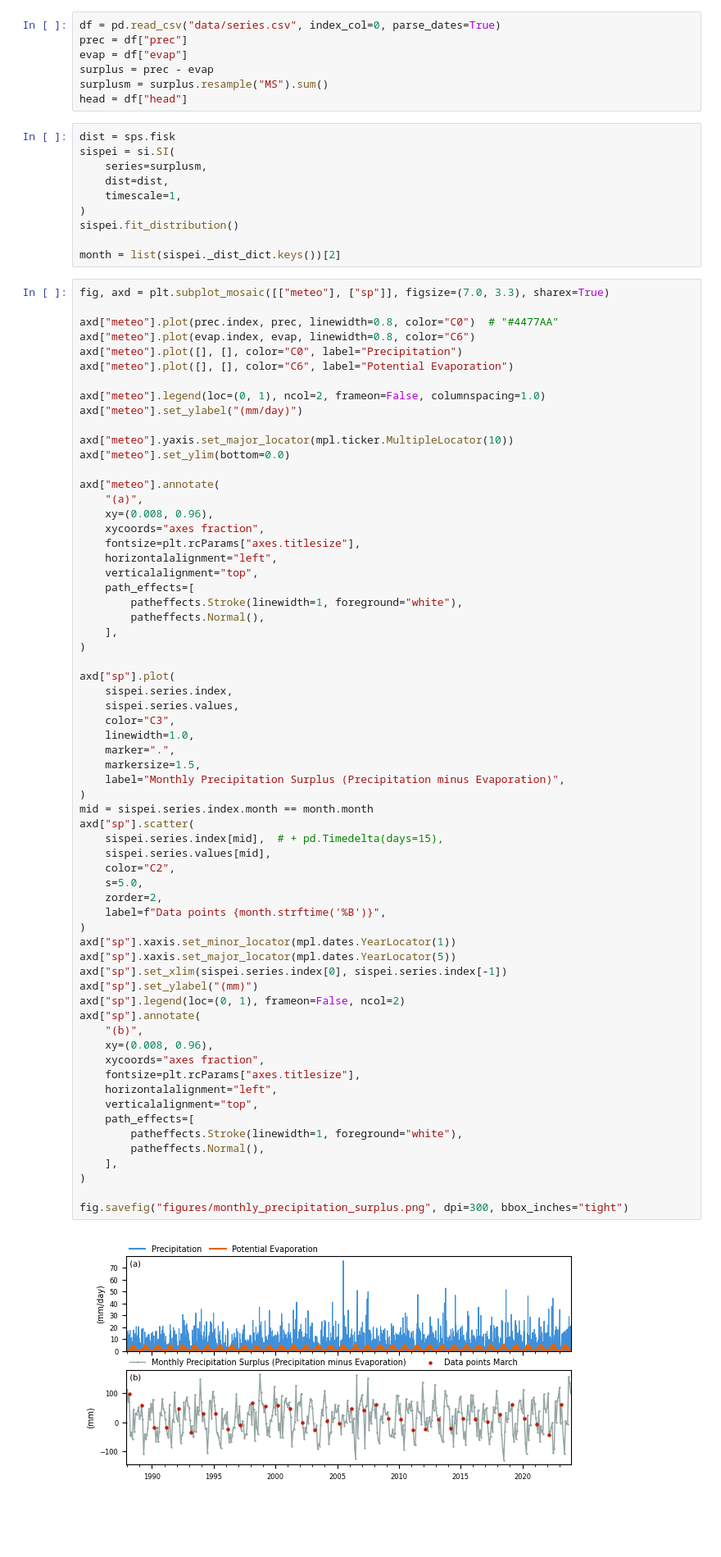
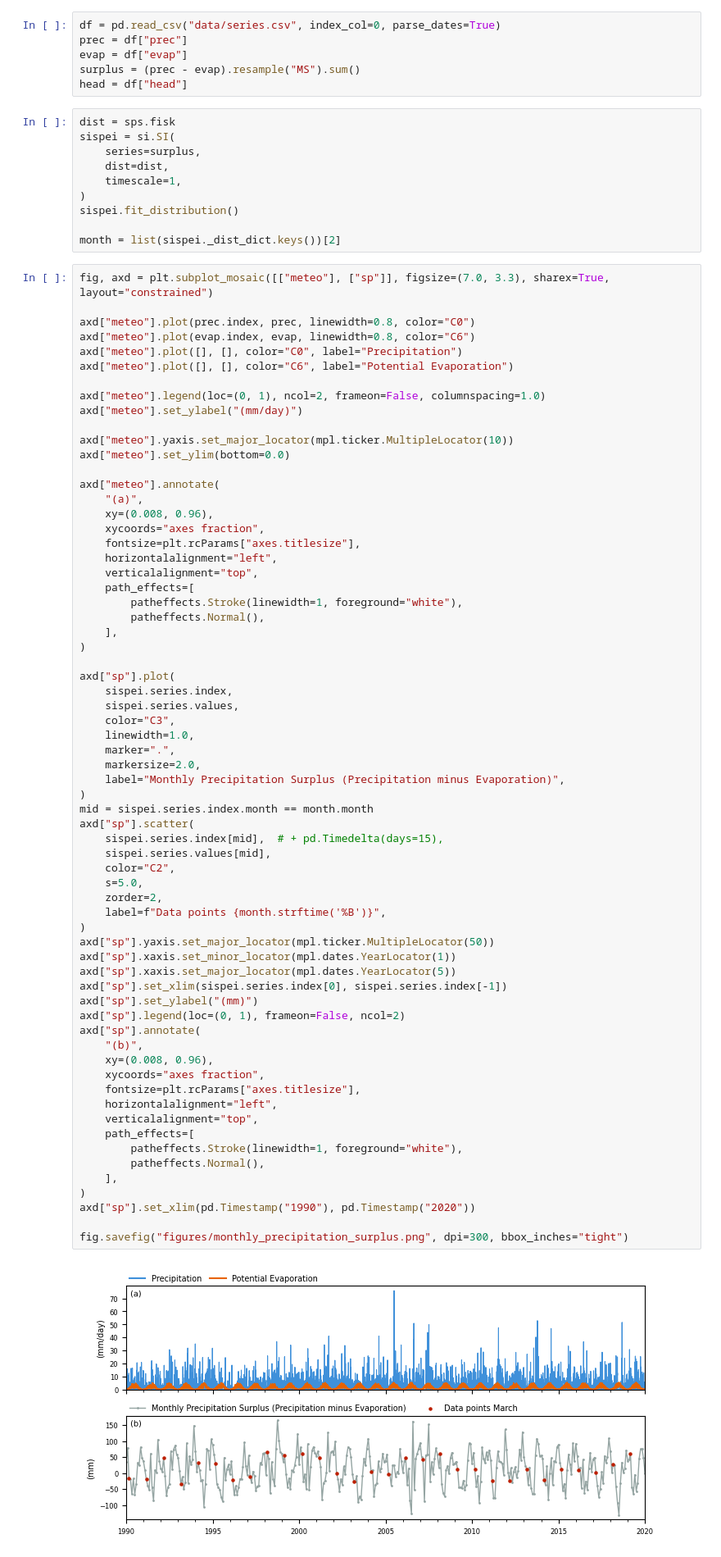
Before and after one commit to martinvonk/SPEI, a Jupyter notebook: paper/paper.ipynb, the cells around one changed output. Shown at 82% size. Cells and saved outputs as stored; diff of their text form; blank space fills up the shorter version.

Commit message:
tight layout

```diff
--- a/paper/paper.ipynb
+++ b/paper/paper.ipynb
@@ -42,13 +42,12 @@ plt.rcParams.update(
 df = pd.read_csv("data/series.csv", index_col=0, parse_dates=True)
 prec = df["prec"]
 evap = df["evap"]
-surplus = prec - evap
-surplusm = surplus.resample("MS").sum()
+surplus = (prec - evap).resample("MS").sum()
 head = df["head"]
 # %%
 dist = sps.fisk
 sispei = si.SI(
-    series=surplusm,
+    series=surplus,
     dist=dist,
     timescale=1,
 )
@@ -56,9 +55,9 @@ sispei.fit_distribution()
 
 month = list(sispei._dist_dict.keys())[2]
 # %%
-fig, axd = plt.subplot_mosaic([["meteo"], ["sp"]], figsize=(7.0, 3.3), sharex=True)
+fig, axd = plt.subplot_mosaic([["meteo"], ["sp"]], figsize=(7.0, 3.3), sharex=True, layout="constrained")
 
-axd["meteo"].plot(prec.index, prec, linewidth=0.8, color="C0")  # "#4477AA"
+axd["meteo"].plot(prec.index, prec, linewidth=0.8, color="C0")
 axd["meteo"].plot(evap.index, evap, linewidth=0.8, color="C6")
 axd["meteo"].plot([], [], color="C0", label="Precipitation")
 axd["meteo"].plot([], [], color="C6", label="Potential Evaporation")
@@ -88,39 +87,41 @@ axd["sp"].plot(
     color="C3",
     linewidth=1.0,
     marker=".",
-    markersize=1.5,
+    markersize=2.0,
     label="Monthly Precipitation Surplus (Precipitation minus Evaporation)",
 )
 mid = sispei.series.index.month == month.month
 axd["sp"].scatter(
     sispei.series.index[mid],  # + pd.Timedelta(days=15),
     sispei.series.values[mid],
     color="C2",
     s=5.0,
     zorder=2,
     label=f"Data points {month.strftime('%B')}",
 )
+axd["sp"].yaxis.set_major_locator(mpl.ticker.MultipleLocator(50))
 axd["sp"].xaxis.set_minor_locator(mpl.dates.YearLocator(1))
 axd["sp"].xaxis.set_major_locator(mpl.dates.YearLocator(5))
 axd["sp"].set_xlim(sispei.series.index[0], sispei.series.index[-1])
 axd["sp"].set_ylabel("(mm)")
 axd["sp"].legend(loc=(0, 1), frameon=False, ncol=2)
 axd["sp"].annotate(
     "(b)",
     xy=(0.008, 0.96),
     xycoords="axes fraction",
     fontsize=plt.rcParams["axes.titlesize"],
     horizontalalignment="left",
     verticalalignment="top",
     path_effects=[
         patheffects.Stroke(linewidth=1, foreground="white"),
         patheffects.Normal(),
     ],
 )
+axd["sp"].set_xlim(pd.Timestamp("1990"), pd.Timestamp("2020"))
 
 fig.savefig("figures/monthly_precipitation_surplus.png", dpi=300, bbox_inches="tight")
 # %% [output]
-[figure, old version]
+[figure, new version]
 # %%
 fit_dist = sispei._dist_dict[month]
 data = fit_dist.data.sort_values()
```
Also changed, not shown: parts of 5 cells of this notebook, 5 other files.
